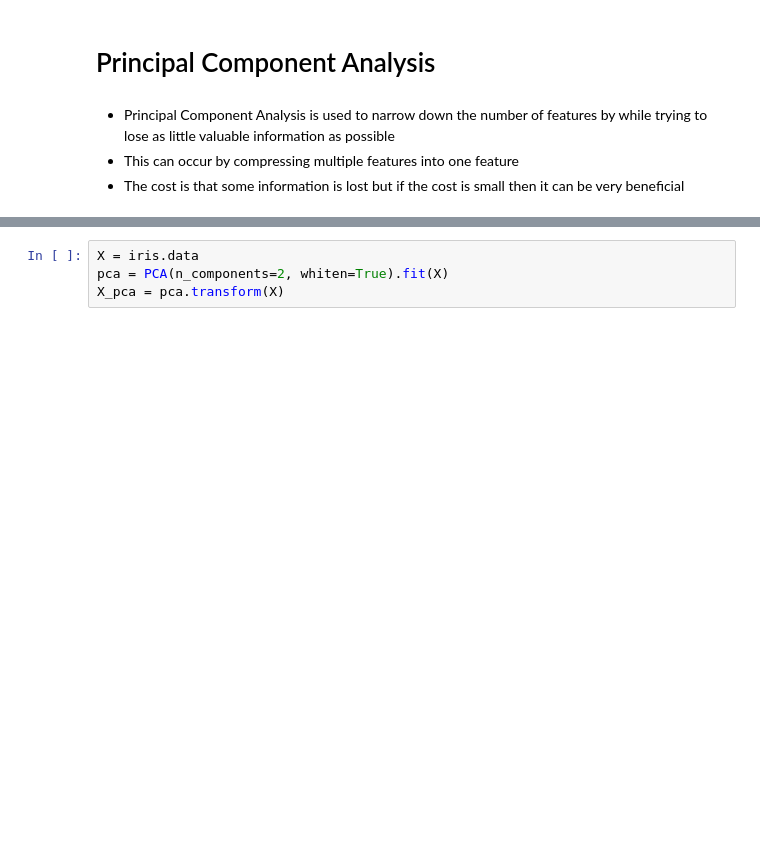
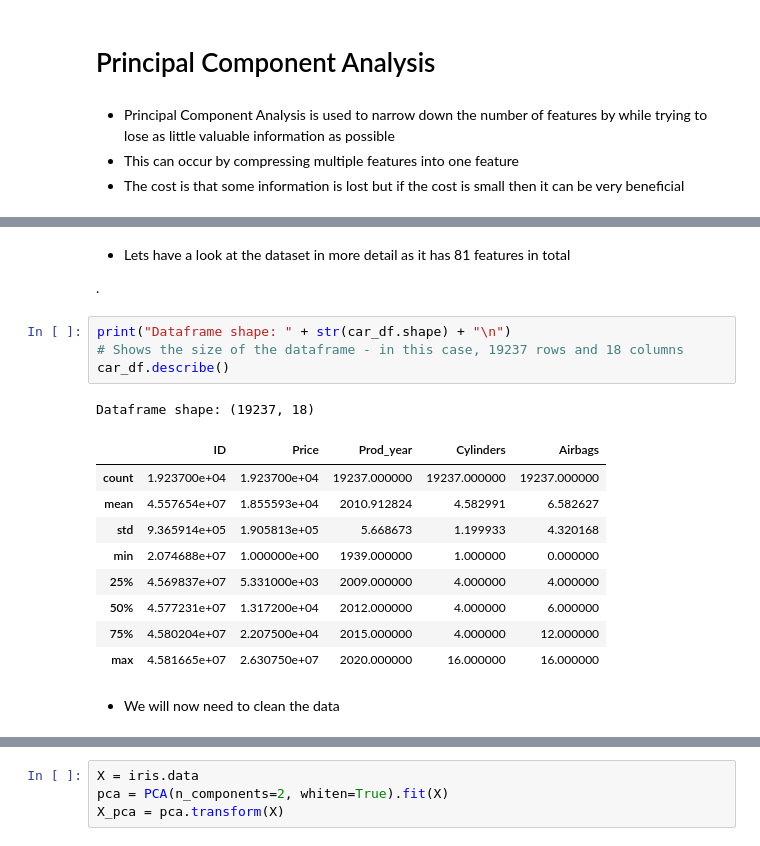
Before and after one commit to ConorDataHub/ML_Algorithm_Assignment, a Jupyter notebook: 9Principal Component Analysis.ipynb, the cells around one changed output, grey strips where cells are left out. Cells and saved outputs as stored; diff of their text form; blank space fills up the shorter version.

```diff
--- a/9Principal Component Analysis.ipynb
+++ b/9Principal Component Analysis.ipynb
@@ -23,0 +28,25 @@ While we can visualize 2 or even 3 dimensions of data pretty easily, visualizing
+# %% [markdown]
+- Lets have a look at the dataset in more detail as it has 81 features in total
+
+
+
+
+
+
+.
+# %%
+print("Dataframe shape: " + str(car_df.shape) + "\n")                                 # Shows the size of the dataframe - in this case, 19237 rows and 18 columns
+car_df.describe()
+# %% [output]
+Dataframe shape: (19237, 18)
+|  | ID | Price | Prod_year | Cylinders | Airbags |
+| count | 1.923700e+04 | 1.923700e+04 | 19237.000000 | 19237.000000 | 19237.000000 |
+| mean | 4.557654e+07 | 1.855593e+04 | 2010.912824 | 4.582991 | 6.582627 |
+| std | 9.365914e+05 | 1.905813e+05 | 5.668673 | 1.199933 | 4.320168 |
+| min | 2.074688e+07 | 1.000000e+00 | 1939.000000 | 1.000000 | 0.000000 |
+| 25% | 4.569837e+07 | 5.331000e+03 | 2009.000000 | 4.000000 | 4.000000 |
+| 50% | 4.577231e+07 | 1.317200e+04 | 2012.000000 | 4.000000 | 6.000000 |
+| 75% | 4.580204e+07 | 2.207500e+04 | 2015.000000 | 4.000000 | 12.000000 |
+| max | 4.581665e+07 | 2.630750e+07 | 2020.000000 | 16.000000 | 16.000000 |
+# %% [markdown]
+- We will now need to clean the data
```
Also changed, not shown: parts of 25 cells of this notebook.
